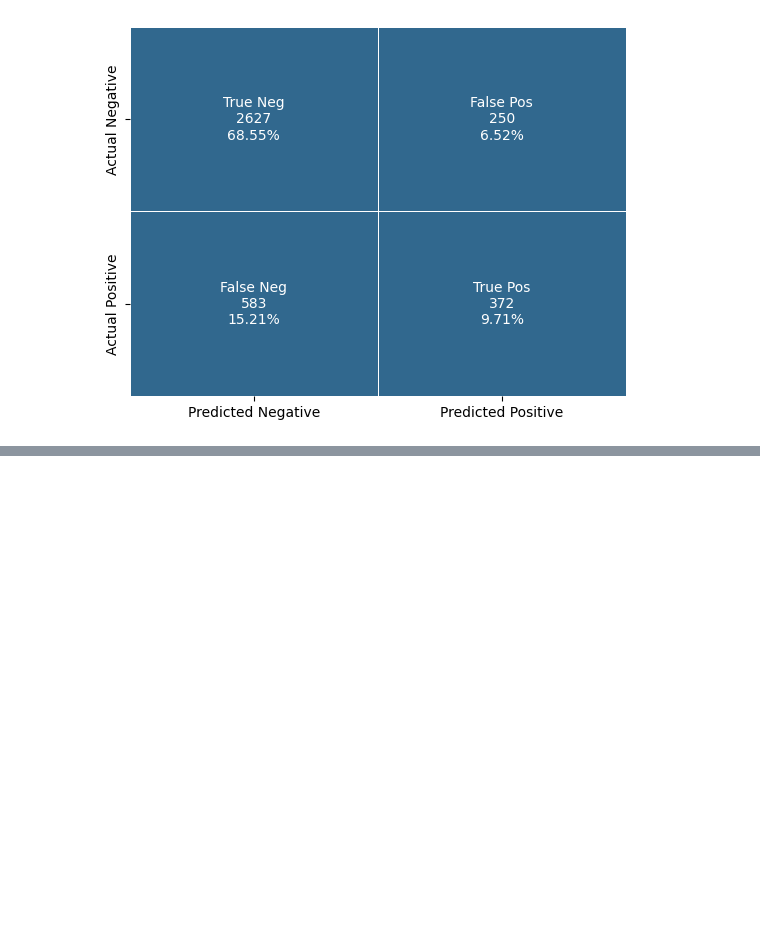
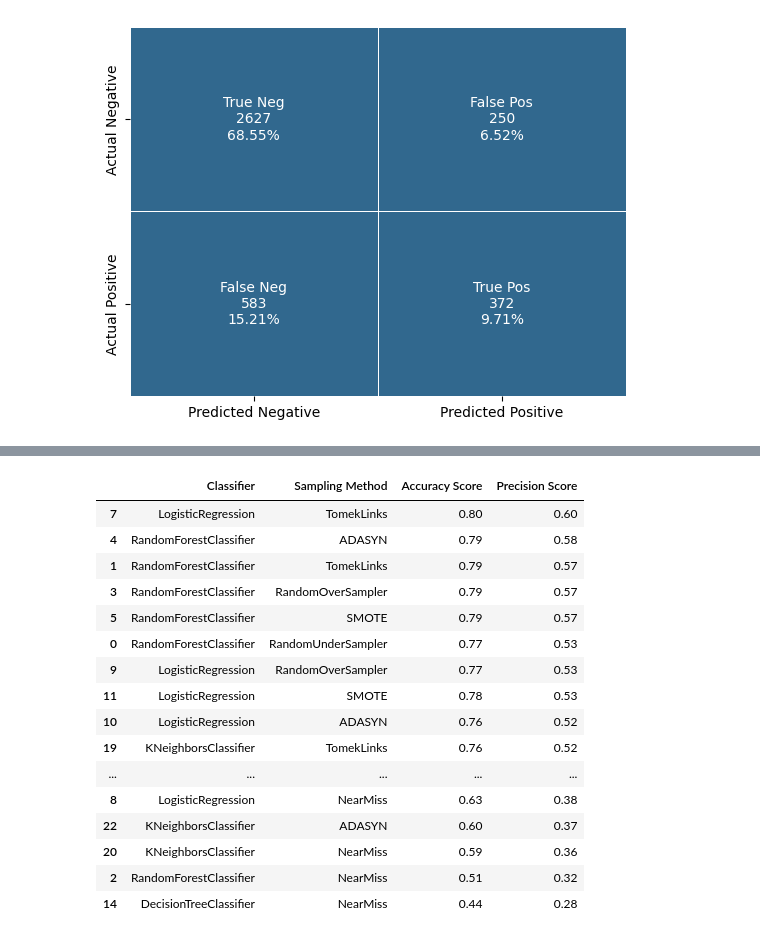
Before and after one commit to scheinmensch/HR-Analytics, a Jupyter notebook: Model.ipynb, the cells around one changed output, grey strips where cells are left out. Cells and saved outputs as stored; diff of their text form; code cells hidden in the pictures; blank space fills up the shorter version.

Commit message:
trying under and over sampling

```diff
--- a/Model.ipynb
+++ b/Model.ipynb
@@ -160,0 +262,21 @@ A first step towards improvement can be to correct the imbalance in the data set
+# %%
+results = pd.read_csv('data/results.csv')
+results.sort_values(by='Precision Score', ascending =False)
+# %% [output]
+|  | Classifier | Sampling Method | Accuracy Score | Precision Score |
+| 7 | LogisticRegression | TomekLinks | 0.80 | 0.60 |
+| 4 | RandomForestClassifier | ADASYN | 0.79 | 0.58 |
+| 1 | RandomForestClassifier | TomekLinks | 0.79 | 0.57 |
+| 3 | RandomForestClassifier | RandomOverSampler | 0.79 | 0.57 |
+| 5 | RandomForestClassifier | SMOTE | 0.79 | 0.57 |
+| 0 | RandomForestClassifier | RandomUnderSampler | 0.77 | 0.53 |
+| 9 | LogisticRegression | RandomOverSampler | 0.77 | 0.53 |
+| 11 | LogisticRegression | SMOTE | 0.78 | 0.53 |
+| 10 | LogisticRegression | ADASYN | 0.76 | 0.52 |
+| 19 | KNeighborsClassifier | TomekLinks | 0.76 | 0.52 |
+| ... | ... | ... | ... | ... |
+| 8 | LogisticRegression | NearMiss | 0.63 | 0.38 |
+| 22 | KNeighborsClassifier | ADASYN | 0.60 | 0.37 |
+| 20 | KNeighborsClassifier | NearMiss | 0.59 | 0.36 |
+| 2 | RandomForestClassifier | NearMiss | 0.51 | 0.32 |
+| 14 | DecisionTreeClassifier | NearMiss | 0.44 | 0.28 |
```
Also changed, not shown: parts of 13 cells of this notebook.
